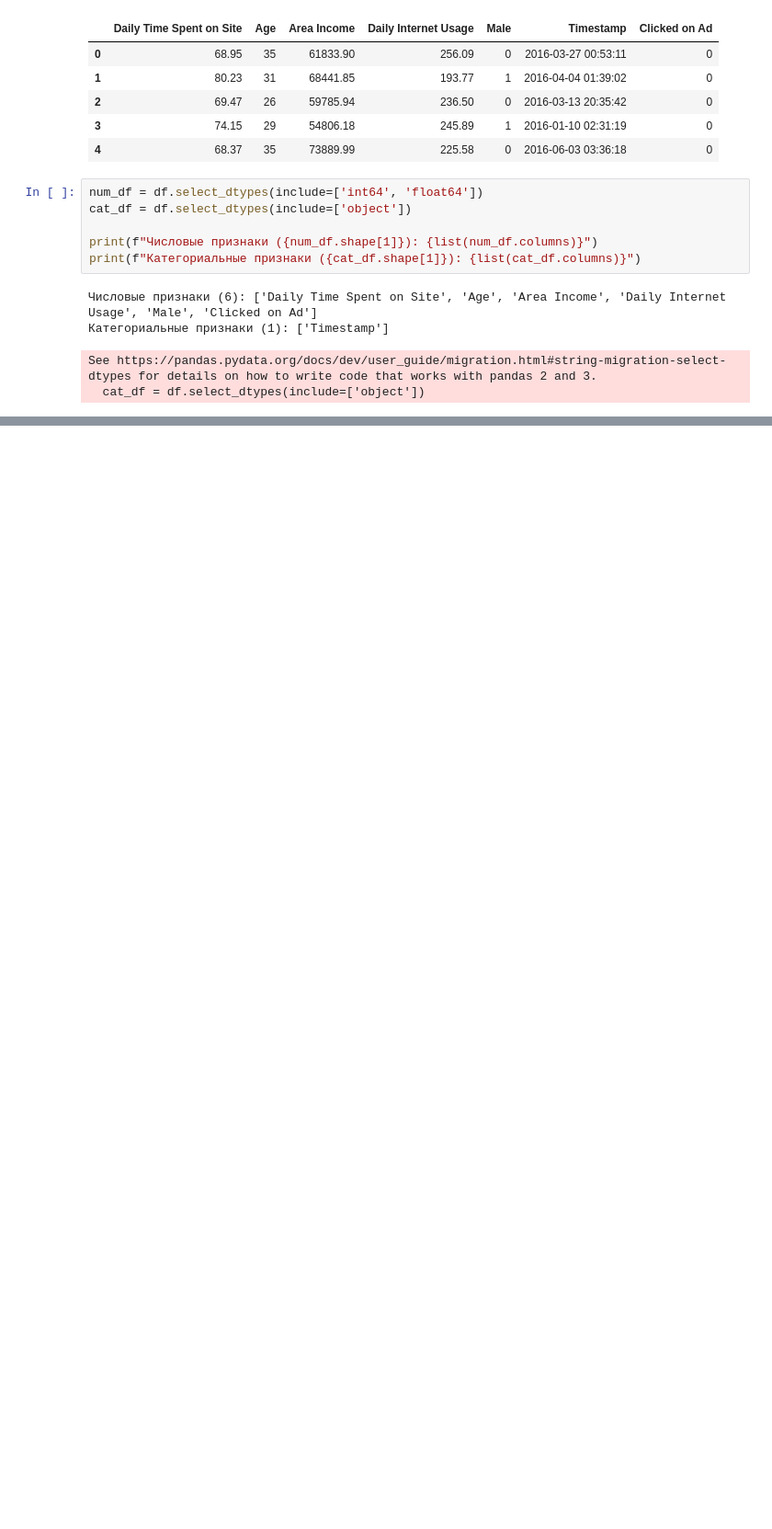
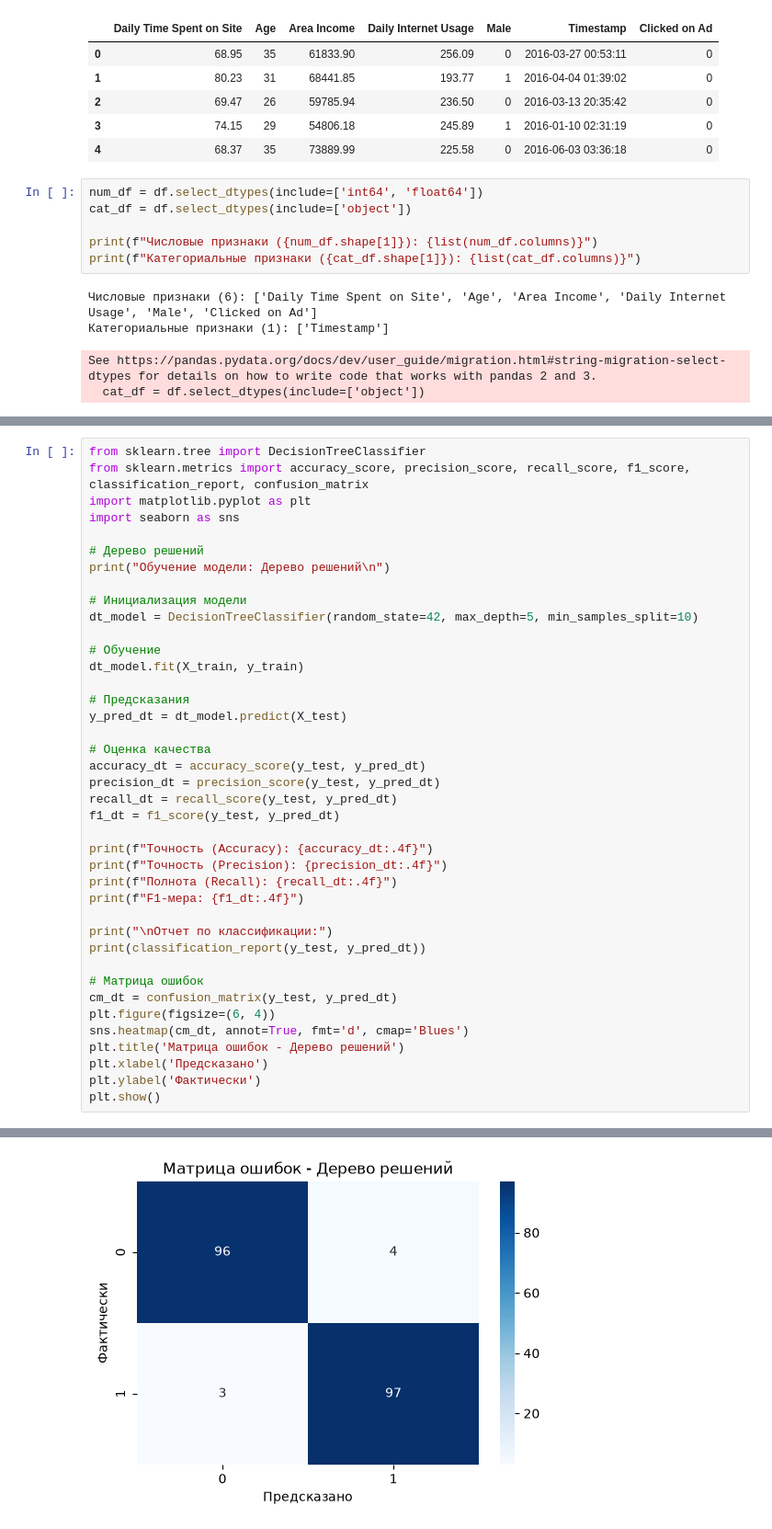
Before and after one commit to ilnikola07/Python, a Jupyter notebook: course/main.ipynb, the cells around one changed output, grey strips where cells are left out. Shown at 92% size. Drawn from its saved outputs; the diff is of its cells as text; blank space fills up the shorter version.

```diff
--- a/course/main.ipynb
+++ b/course/main.ipynb
@@ -199,0 +244,41 @@ KeyError: 'Timestamp'
+# %%
+from sklearn.tree import DecisionTreeClassifier
+from sklearn.metrics import accuracy_score, precision_score, recall_score, f1_score, classification_report, confusion_matrix
+import matplotlib.pyplot as plt
+import seaborn as sns
+
+# Дерево решений
+print("Обучение модели: Дерево решений\n")
+
+# Инициализация модели
+dt_model = DecisionTreeClassifier(random_state=42, max_depth=5, min_samples_split=10)
+
+# Обучение
+dt_model.fit(X_train, y_train)
+
+# Предсказания
+y_pred_dt = dt_model.predict(X_test)
+
+# Оценка качества
+accuracy_dt = accuracy_score(y_test, y_pred_dt)
+precision_dt = precision_score(y_test, y_pred_dt)
+recall_dt = recall_score(y_test, y_pred_dt)
+f1_dt = f1_score(y_test, y_pred_dt)
+
+print(f"Точность (Accuracy): {accuracy_dt:.4f}")
+print(f"Точность (Precision): {precision_dt:.4f}")
+print(f"Полнота (Recall): {recall_dt:.4f}")
+print(f"F1-мера: {f1_dt:.4f}")
+
+print("\nОтчет по классификации:")
+print(classification_report(y_test, y_pred_dt))
+
+# Матрица ошибок
+cm_dt = confusion_matrix(y_test, y_pred_dt)
+plt.figure(figsize=(6, 4))
+sns.heatmap(cm_dt, annot=True, fmt='d', cmap='Blues')
+plt.title('Матрица ошибок - Дерево решений')
+plt.xlabel('Предсказано')
+plt.ylabel('Фактически')
+plt.show()
+# %% [output]
@@ -199,0 +301 @@ KeyError: 'Timestamp'
+[figure, added]
```
Also changed, not shown: parts of 9 cells of this notebook.
